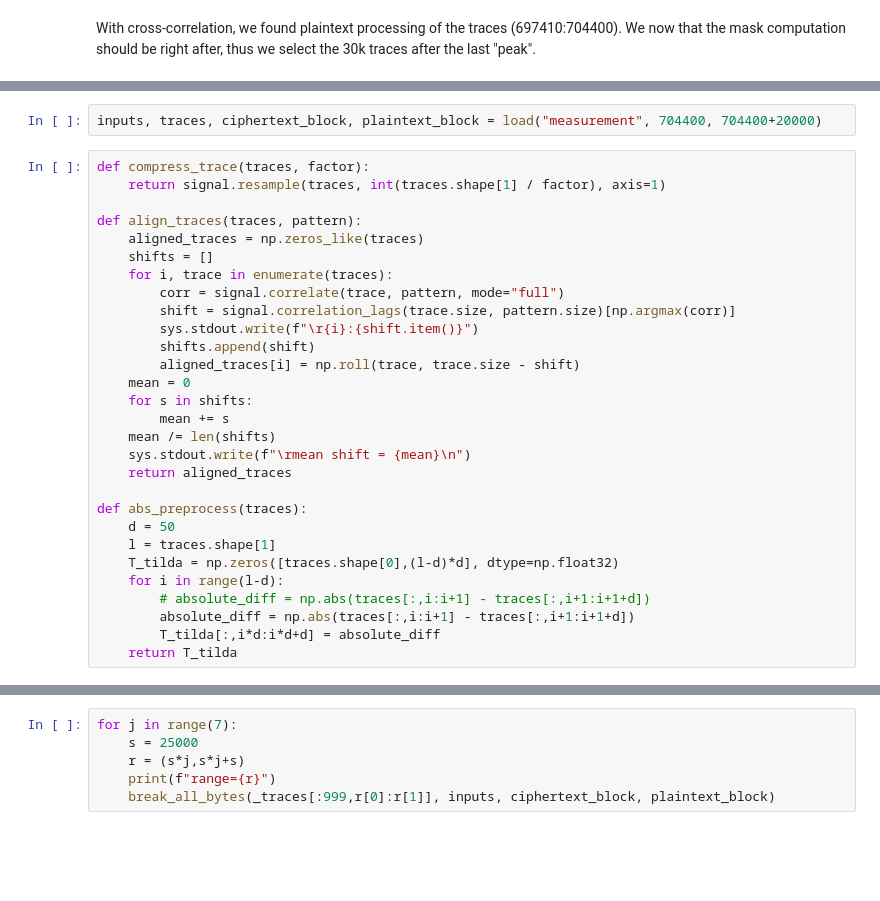
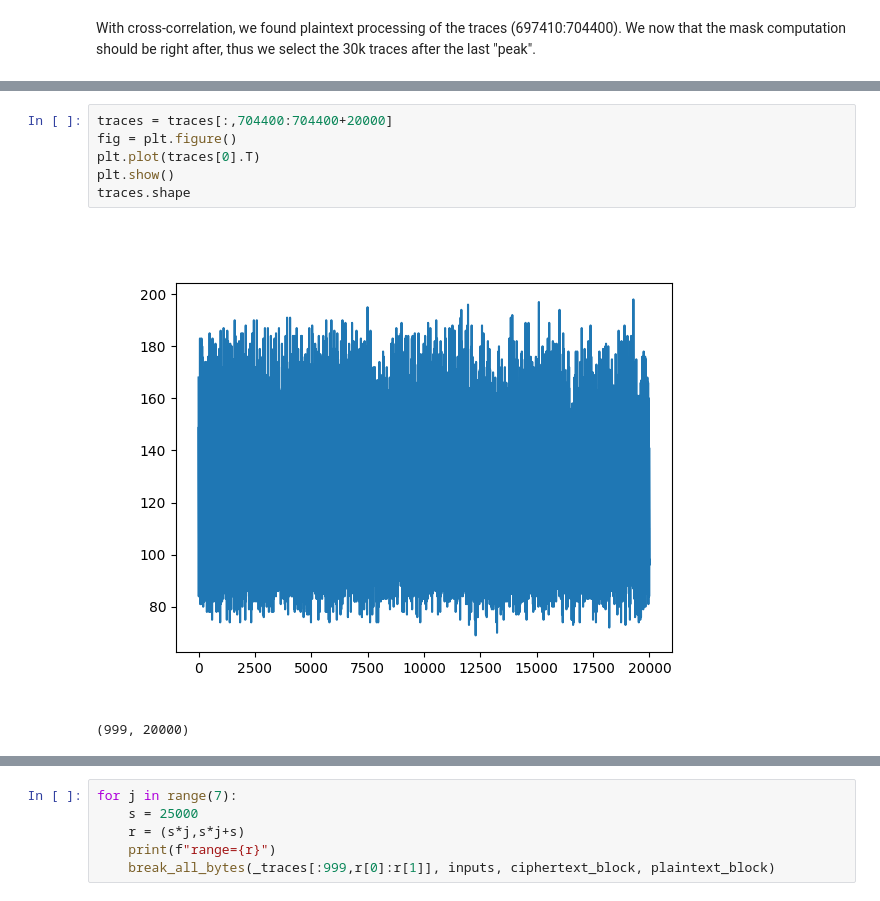
Before and after one commit to CyrilleStr/hardware-security, a Jupyter notebook: task4/task4.ipynb, the cells around one changed output, grey strips where cells are left out. Saved outputs shown, nothing was run; the diff lists cells and outputs as text; blank space fills up the shorter version.

```diff
--- a/task4/task4.ipynb
+++ b/task4/task4.ipynb
@@ -187,31 +207,9 @@ plt.show()
-# %%
-inputs, traces, ciphertext_block, plaintext_block = load("measurement", 704400, 704400+20000)
-# %%
-def compress_trace(traces, factor):
-    return signal.resample(traces, int(traces.shape[1] / factor), axis=1)
-
-def align_traces(traces, pattern):
-    aligned_traces = np.zeros_like(traces)
-    shifts = []
-    for i, trace in enumerate(traces):
-        corr = signal.correlate(trace, pattern, mode="full")
-        shift = signal.correlation_lags(trace.size, pattern.size)[np.argmax(corr)]
-        sys.stdout.write(f"\r{i}:{shift.item()}")
-        shifts.append(shift)
-        aligned_traces[i] = np.roll(trace, trace.size - shift)
-    mean = 0
-    for s in shifts:
-        mean += s
-    mean /= len(shifts)
-    sys.stdout.write(f"\rmean shift = {mean}\n")
-    return aligned_traces
-
-def abs_preprocess(traces):
-    d = 50
-    l = traces.shape[1]
-    T_tilda = np.zeros([traces.shape[0],(l-d)*d], dtype=np.float32)
-    for i in range(l-d):
-        # absolute_diff = np.abs(traces[:,i:i+1] - traces[:,i+1:i+1+d])
-        absolute_diff = np.abs(traces[:,i:i+1] - traces[:,i+1:i+1+d])
-        T_tilda[:,i*d:i*d+d] = absolute_diff
-    return T_tilda
+# %%
+traces = traces[:,704400:704400+20000]
+fig = plt.figure()
+plt.plot(traces[0].T)
+plt.show()
+traces.shape
+# %% [output]
+[figure, added]
+(999, 20000)
```
Also changed, not shown: parts of 13 cells of this notebook.
